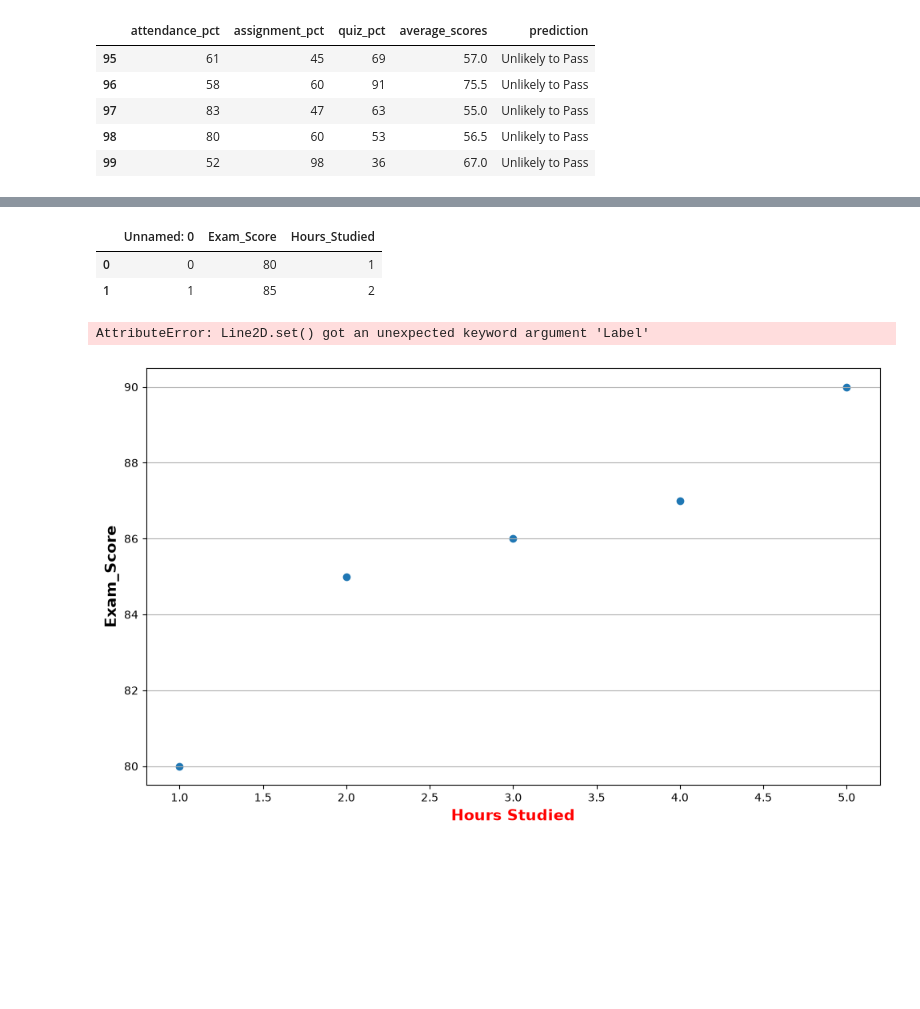
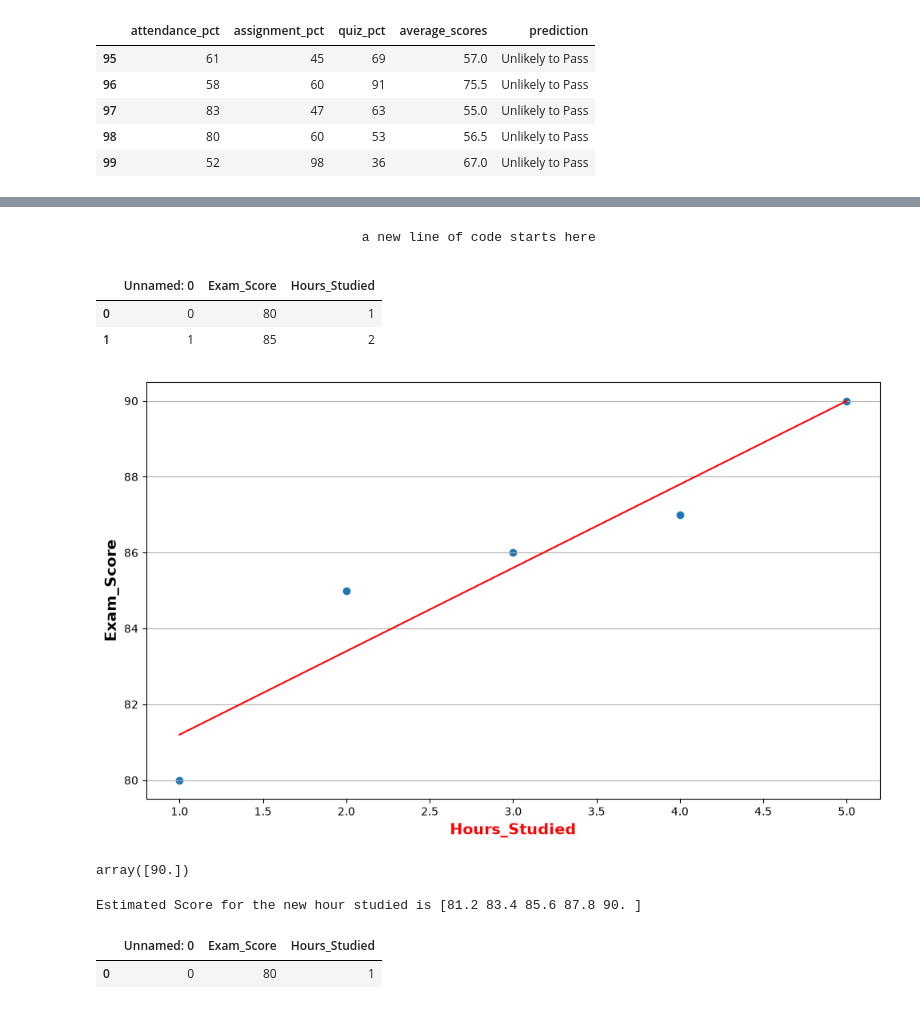
Before and after one commit to yungmesi/DataAnalysis, a Jupyter notebook: PPA.ipynb, the cells around one changed output, grey strips where cells are left out. Saved outputs shown, nothing was run; the diff lists cells and outputs as text; code cells hidden in the pictures; blank space fills up the shorter version.

Commit message:
update on my data visualisation shit

```diff
--- a/PPA.ipynb
+++ b/PPA.ipynb
@@ -121 +115,3 @@ display(f"Estimated Average Score for {new_quiz_score} % is : {new_prediction:.2
+# %% [markdown]
+                                    a new line of code starts here
 # %%
@@ -130,19 +127,20 @@ preexame.to_csv("Exampredict.csv")
 # %%
 import numpy as np
 import pandas as pd
+import matplotlib.pyplot as plt
 from sklearn.linear_model import LinearRegression
 
-data= pd.read_csv("Exampredict.csv")
+datafile= pd.read_csv("Exampredict.csv")
 
-data.head(2)
+datafile.head(2)
 # %% [output]
 |  | Unnamed: 0 | Exam_Score | Hours_Studied |
 | 0 | 0 | 80 | 1 |
 | 1 | 1 | 85 | 2 |
 # %%
 # x is a matrics of if accepts input on a [[]]
-X = data[["Hours_Studied"]]
-y = data["Exam_Score"]
+X = datafile[["Hours_Studied"]]
+y = datafile["Exam_Score"]
 # %%
 # defineing the model
 model = LinearRegression()
@@ -155,18 +153,25 @@ prediction = model_fit.predict(X)
 # %%
 
 plt.figure(figsize = (10,6))
 plt.scatter(X, y)
-plt.xlabel("Hours Studied", fontsize = 14, fontweight = "bold", color= "red")
+plt.xlabel("Hours_Studied", fontsize = 14, fontweight = "bold", color= "red")
 plt.ylabel("Exam_Score", fontsize = 14, fontweight = "bold")
 plt.grid(True, axis = "y")
 plt.tight_layout()
-plt.plot(X, prediction, color = "red", Label = "Raw Data")
+plt.plot(X, prediction, color = "red", label = "Raw Data")
 plt.show()
 # %% [output]
-AttributeError: Line2D.set() got an unexpected keyword argument 'Label'
-[figure, old version]
+[figure, new version]
+# %%
+# this is a predictive model to display result for 5 study hour
+X_test = pd.DataFrame([[5]], columns =["Hours_Studied"])
+model.predict(X_test)
+# %% [output]
+array([90.])
 # %%
-new_study_hour = 6
-newdata = pd.DataFrame({"hours_studied}:[new_study_hour])
-predictd_data = model_fit.predict(newdata)
-print(f"Estimated Score for")
+new_study_hour = 10
+newdata = pd.DataFrame({"Hours_Studied":[new_study_hour]})
+predictd_data = model_fit.predict(newdata)[0]
+print(f"Estimated Score for the new hour studied is {predicted_data}")
+# %% [output]
+Estimated Score for the new hour studied is [81.2 83.4 85.6 87.8 90. ]
@@ -172,0 +182,5 @@ print(f"Estimated Score for")
+# %%
+data
+# %% [output]
+|  | Unnamed: 0 | Exam_Score | Hours_Studied |
+| 0 | 0 | 80 | 1 |
```
Also changed, not shown: parts of 6 cells of this notebook.
